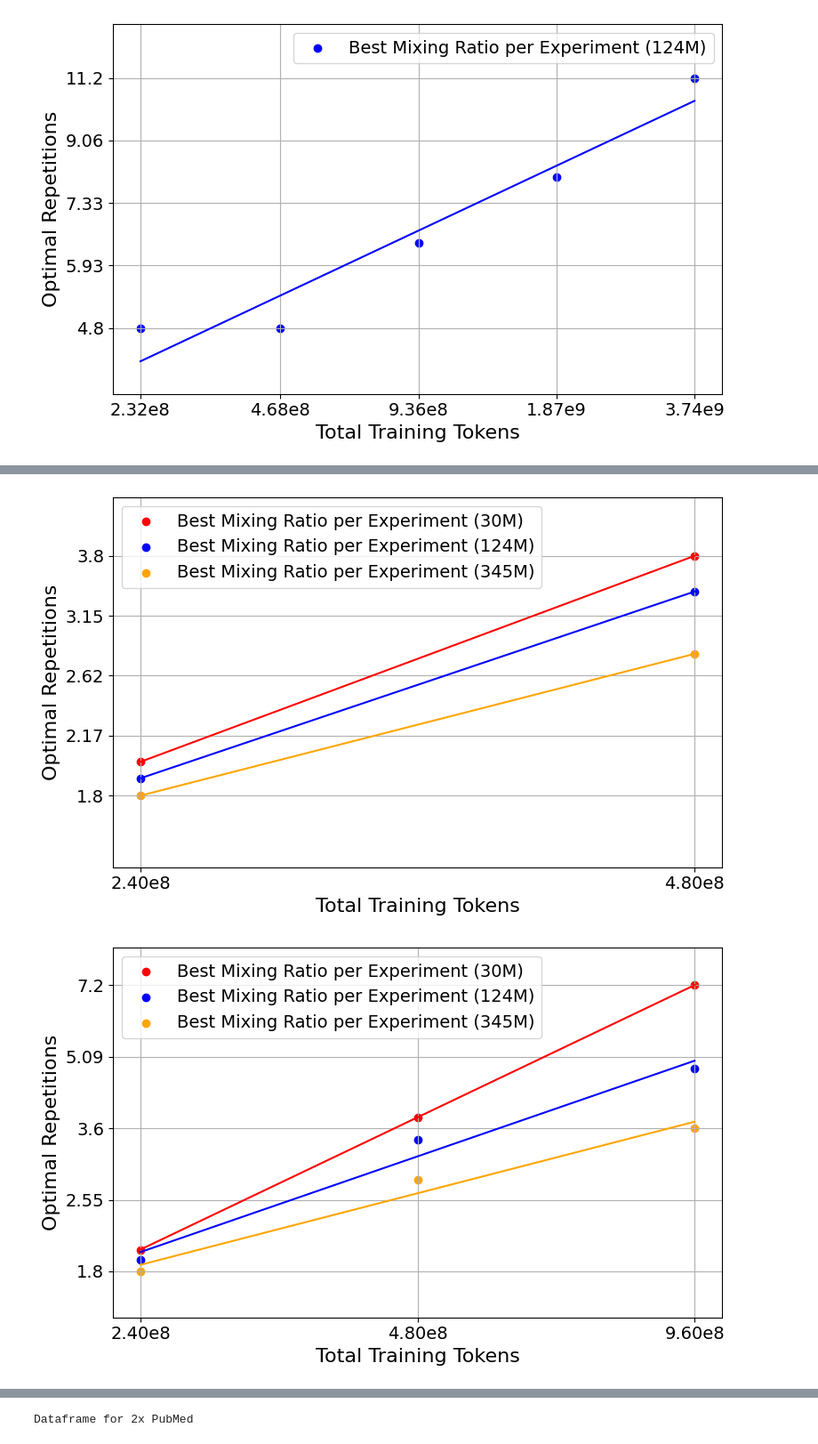
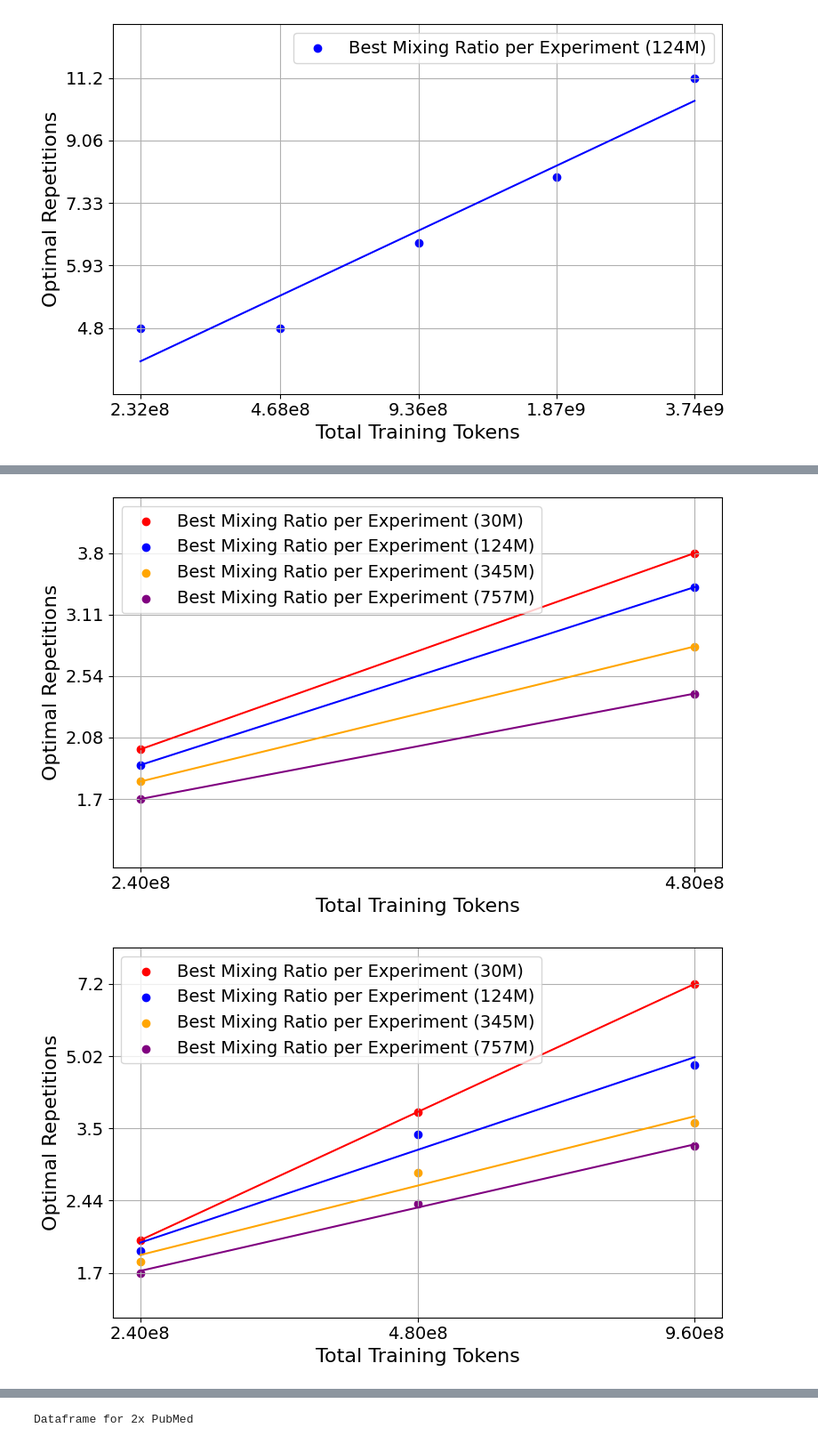
Before and after one commit to kevinzhou497/data-mixing-language-models, a Jupyter notebook: results_viz.ipynb, the cells around one changed output, grey strips where cells are left out. Shown at 89% size. Drawn from its saved outputs; the diff is of its cells as text; code cells hidden in the pictures.

```diff
--- a/results_viz.ipynb
+++ b/results_viz.ipynb
@@ -323,7 +323,7 @@ def mix_and_epochs(file_paths_lists, epochs, num_tokens,
     #ax.set_title(title if title else "Optimal Epochs over Training Horizons")
     ax.legend()
     if smaller_legend:
-        plt.legend(prop={'size': 8}, markerscale=0.8)
+        plt.legend(prop={'size': 12}, markerscale=0.8)
     fig.tight_layout()
     plt.savefig(f"epochs_{file_details}.pdf", format="pdf", bbox_inches="tight", pad_inches=0.02)
     plt.show()
@@ -452,0 +465,11 @@ pubmed_file_paths_345M, pubmed_file_paths_reg_345M, dfs_repeat_pubmed_345M, dfs_
+# %%
+# 757M Model, PubMed
+iter_repeat = [7366, 14679, 29249, 58566, 117188]
+subsamples = [16, 8, 4, 2, 1]
+model_params = ["757M"]
+legend_labels_reg = ["240M", "480M", "960M", "1.92B", "3.84B, Target"]
+iter_values_reg = [7324, 14649, 29297, 58594, 117188]
+legend_labels = ["241M, 1/16 subsample", "481M, 1/8 subsample", "958M, 1/4 subsample", "1.92B, 1/2 subsample", "3.84B, Target"]
+epochs = [2,4,8,16,32]
+hq_data = "pubmed"
+pubmed_file_paths_757M, pubmed_file_paths_reg_757M, dfs_repeat_pubmed_757M, dfs_reg_pubmed_757M = plot_reg_and_repeat(iter_repeat, subsamples, model_params, iter_values_reg, legend_labels, legend_labels_reg, epochs, hq_data)
@@ -627,13 +682,16 @@ plt.show()
 # %%
 # Two and Three Horizon Predictions for PubMed
 # paths = [pubmed_file_paths_reg_30M, pubmed_file_paths_reg_124M, pubmed_file_paths_reg_345M]
 #coefs_pubmed_all, intercepts_pubmed_all, epochs_pubmed_all = mix_and_epochs(paths, epochs, 120000060, colors=["red", "blue", "orange"], params=["30M", "124M", "345M"], title="Optimal Epochs over Training Horizons with PubMed, All Models")
 # PubMed, 2 points
-paths_two_points = [pubmed_file_paths_reg_30M[0:2],pubmed_file_paths_reg_124M[0:2], pubmed_file_paths_reg_345M[0:2]]
-coefs_pubmed_all_two, intercepts_pubmed_all_two, epochs_all_two = mix_and_epochs(paths_two_points, epochs, 120000060, colors=["red","blue", "orange"], params=["30M", "124M", "345M"], title="Optimal Epochs over First Two Training Horizons with PubMed, All Models")
-# PuibMed, 3 points
-paths_three_points = [pubmed_file_paths_reg_30M[0:3], pubmed_file_paths_reg_124M[0:3], pubmed_file_paths_reg_345M[0:3]]
-coefs_pubmed_all_three, intercepts_pubmed_all_three, epochs_all_three = mix_and_epochs(paths_three_points, epochs, 120000060, colors=["red","blue", "orange"], params=["30M", "124M", "345M"], title="Optimal Epochs over First Two Training Horizons with PubMed, All Models" )
+paths_two_points = [pubmed_file_paths_reg_30M[0:2],pubmed_file_paths_reg_124M[0:2], pubmed_file_paths_reg_345M[0:2], pubmed_file_paths_reg_757M[0:2]]
+coefs_pubmed_all_two, intercepts_pubmed_all_two, epochs_all_two = mix_and_epochs(paths_two_points, epochs, 120000060, colors=["red","blue", "orange", "purple"], params=["30M", "124M", "345M", "757M"], title="Optimal Epochs over First Two Training Horizons with PubMed, All Models")
+# PubMed, 3 points
+paths_three_points = [pubmed_file_paths_reg_30M[0:3], pubmed_file_paths_reg_124M[0:3], pubmed_file_paths_reg_345M[0:3], pubmed_file_paths_reg_757M[0:3]]
+coefs_pubmed_all_three, intercepts_pubmed_all_three, epochs_all_three = mix_and_epochs(paths_three_points, epochs, 120000060, colors=["red","blue", "orange", "purple"], params=["30M", "124M", "345M", "757M"], title="Optimal Epochs over First Two Training Horizons with PubMed, All Models" )
+# PuibMed, 4 points
+paths_four_points = [pubmed_file_paths_reg_30M[0:4], pubmed_file_paths_reg_124M[0:4], pubmed_file_paths_reg_345M[0:4], pubmed_file_paths_reg_757M[0:4]]
+coefs_pubmed_all_four, intercepts_pubmed_all_four, epochs_all_four = mix_and_epochs(paths_four_points, epochs, 120000060, colors=["red","blue", "orange", "purple"], params=["30M", "124M", "345M", "757M"], title="Optimal Epochs over First Two Training Horizons with PubMed, All Models" )
 # %% [output]
-[figure, old version]
+[figure, new version]
-[figure, old version]
+[figure, new version]
```
Also changed, not shown: parts of 22 cells of this notebook, 3 other files.
